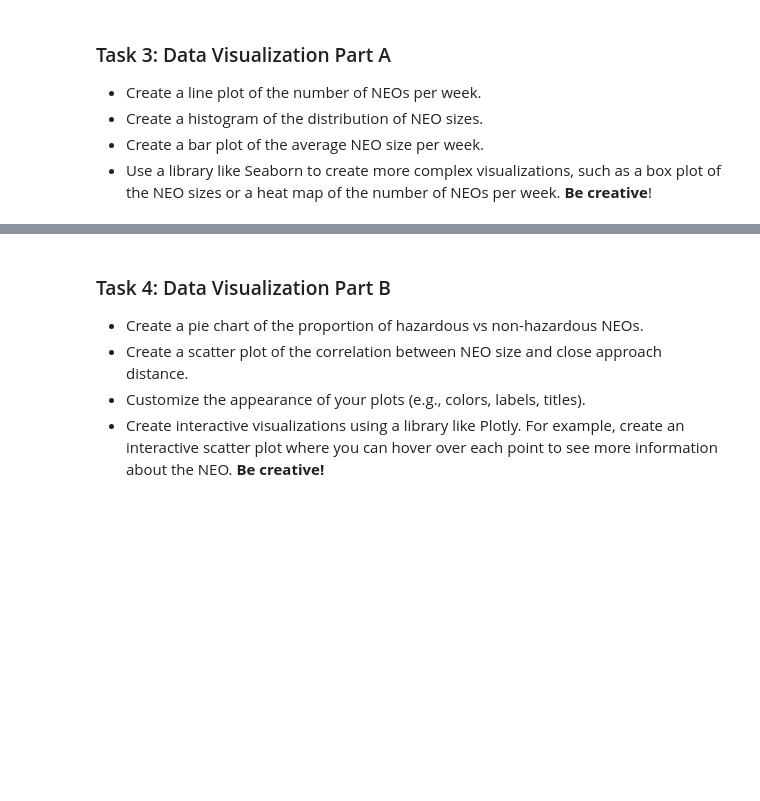
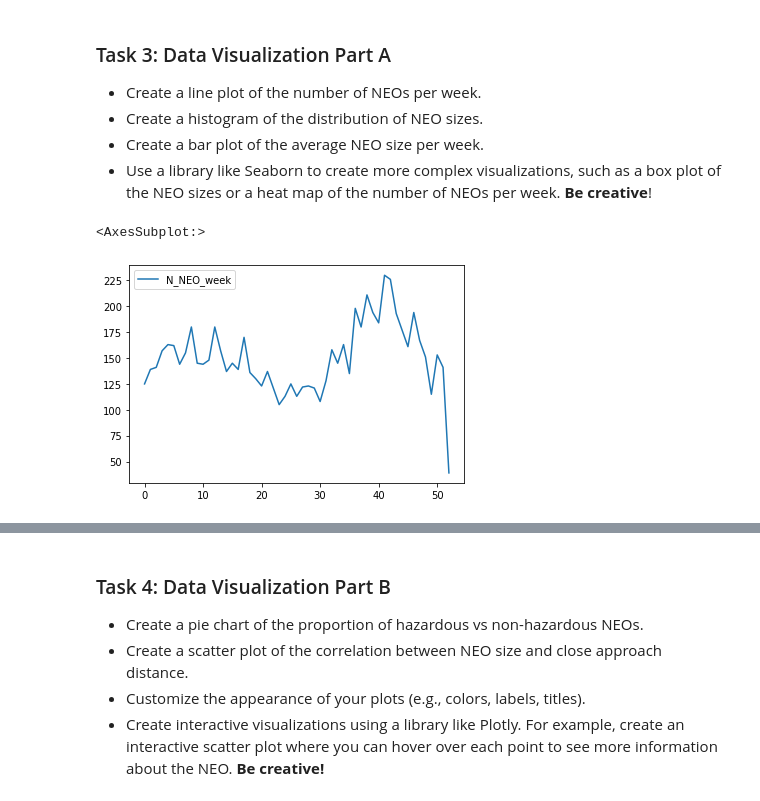
Before and after one commit to fred248h/62444-DVA, a Jupyter notebook: Frederik/5_nasa_data_collection_and_visualization_s204256.ipynb, the cells around one changed output, grey strips where cells are left out. Saved outputs shown, nothing was run; the diff lists cells and outputs as text; code cells hidden in the pictures; blank space fills up the shorter version.

```diff
--- a/Frederik/5_nasa_data_collection_and_visualization_s204256.ipynb
+++ b/Frederik/5_nasa_data_collection_and_visualization_s204256.ipynb
@@ -136,0 +175,32 @@ for date in dates_contained_in_data:
+# %%
+# Line plot of the number of NEOs per week.
+
+
+#Define a new empyt dataframe
+df_N_NEO = pd.DataFrame(columns=['N_NEO_week'],index = list(range(0,53)))
+
+#Loop over all days to get data from each NEO
+index = 0
+for date in dates_contained_in_data:
+    # Finding the week number
+    week = math.floor(index/8)
+
+    # Get all data form the day
+    data_list = data[week]["near_earth_objects"][date]
+
+    number_of_NEO = len(data_list)
+
+    if pd.isna(df_N_NEO.loc[week, 'N_NEO_week']) == True:
+        df_N_NEO.loc[week, 'N_NEO_week'] = number_of_NEO
+    else:
+        df_N_NEO.loc[week, 'N_NEO_week'] = df_N_NEO.loc[week, 'N_NEO_week'] + number_of_NEO
+
+    #Update the index
+    index += 1
+
+
+
+df_N_NEO.plot()
+# %% [output]
+<AxesSubplot:>
+[figure, added]
```
Also changed, not shown: parts of 21 cells of this notebook, 2 other files.
